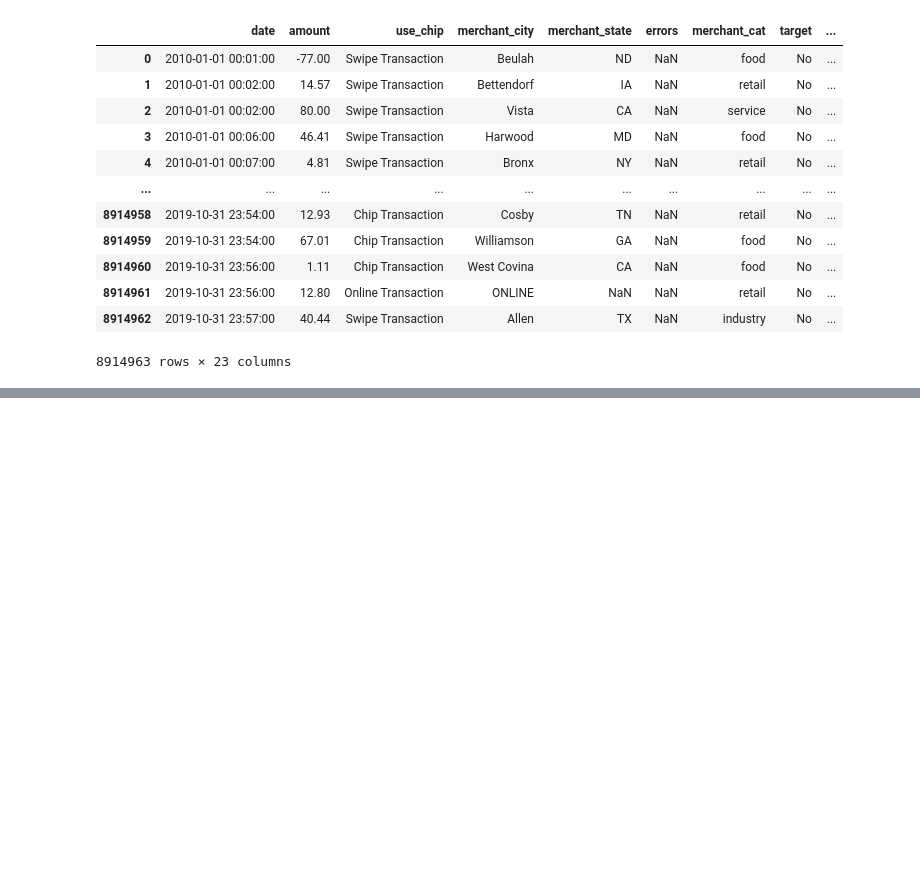
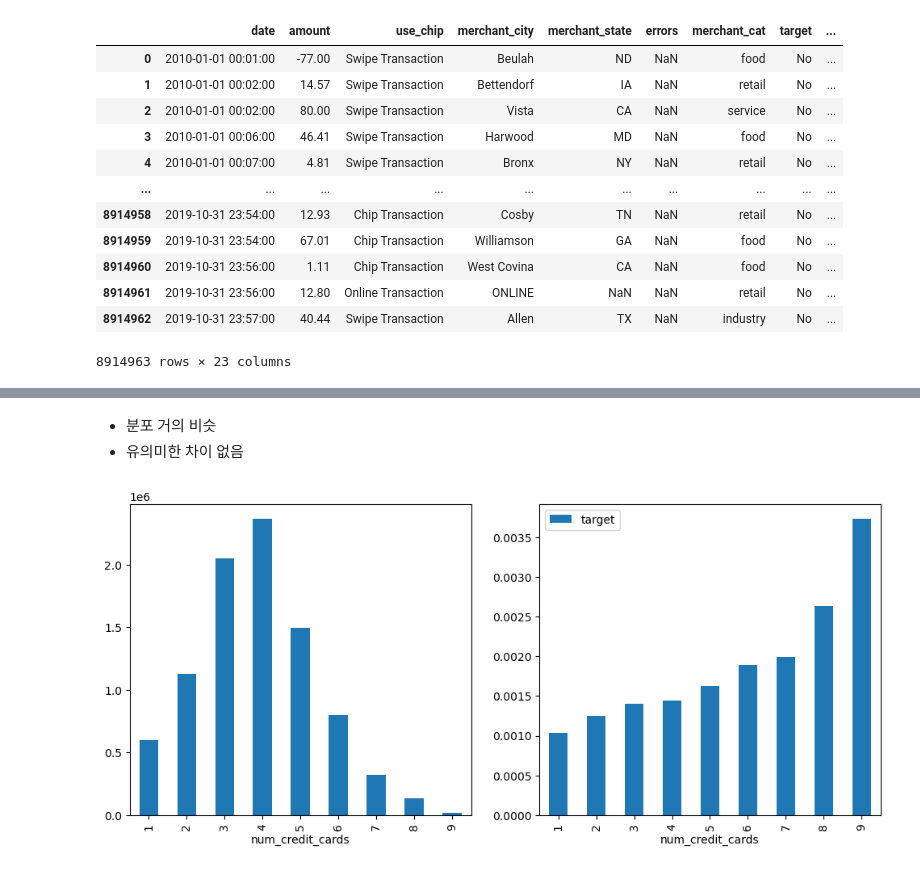
Before and after one commit to CYJ1226/-DS5-DATAThon, a Jupyter notebook: FraudDetection.ipynb, the cells around one changed output, grey strips where cells are left out. Drawn from its saved outputs; the diff is of its cells as text; code cells hidden in the pictures; blank space fills up the shorter version.

```diff
--- a/FraudDetection.ipynb
+++ b/FraudDetection.ipynb
@@ -302,0 +430,11 @@ trans_df
+# %% [markdown]
+- 분포 거의 비슷
+- 유의미한 차이 없음
+# %%
+# num_credit_cards와 target
+f, ax = plt.subplots(1, 2, figsize=(12, 5))
+trans_df['num_credit_cards'].value_counts().sort_index().plot.bar(ax=ax[0])
+trans_df.groupby('num_credit_cards').agg({'target': 'mean'}).plot.bar(ax=ax[1])
+plt.show()
+# %% [output]
+[figure, added]
```
Also changed, not shown: parts of 33 cells of this notebook.
